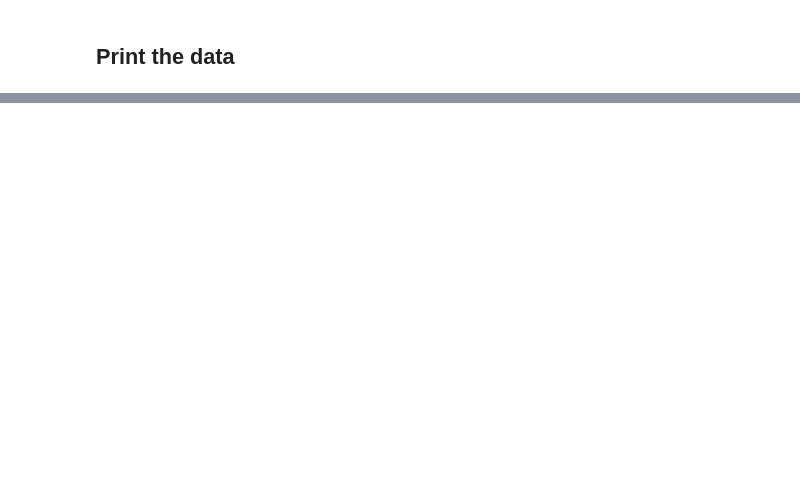
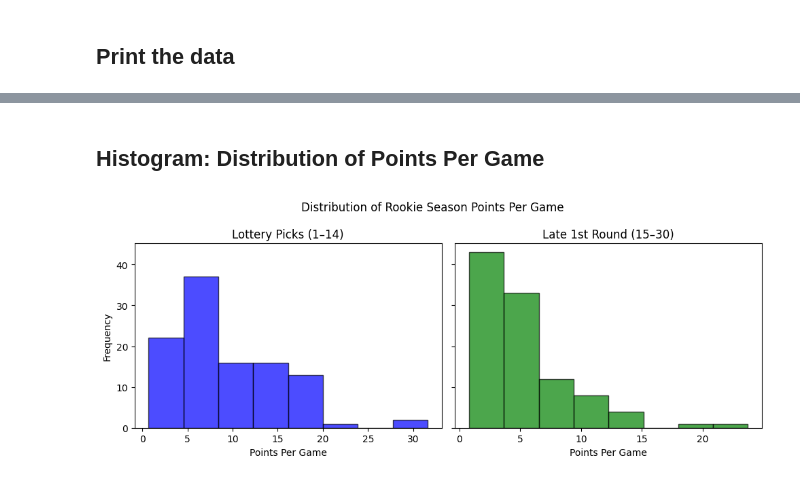
Before and after one commit to KalnBrs/AP-Stats-Data-Collection, a Jupyter notebook: main.ipynb, the cells around one changed output, grey strips where cells are left out. Cells and saved outputs as stored; diff of their text form; code cells hidden in the pictures; blank space fills up the shorter version.

```diff
--- a/main.ipynb
+++ b/main.ipynb
@@ -145,0 +210,19 @@ Standard Deviation for late round:  4.248836902754506
+# %% [markdown]
+## Histogram: Distribution of Points Per Game
+# %%
+fig, axes = plt.subplots(1, 2, sharey=True, figsize=(10, 4))
+
+axes[0].hist(lottery_sample["pts_per_game"].dropna(), bins=8, color="blue", edgecolor="black", alpha=0.7)
+axes[0].set_title("Lottery Picks (1–14)")
+axes[0].set_xlabel("Points Per Game")
+axes[0].set_ylabel("Frequency")
+
+axes[1].hist(lateRd_sample["pts_per_game"].dropna(), bins=8, color="green", edgecolor="black", alpha=0.7)
+axes[1].set_title("Late 1st Round (15–30)")
+axes[1].set_xlabel("Points Per Game")
+
+plt.suptitle("Distribution of Rookie Season Points Per Game")
+plt.tight_layout()
+plt.show()
+# %% [output]
+[figure, added]
```
Also changed, not shown: parts of 16 cells of this notebook.
